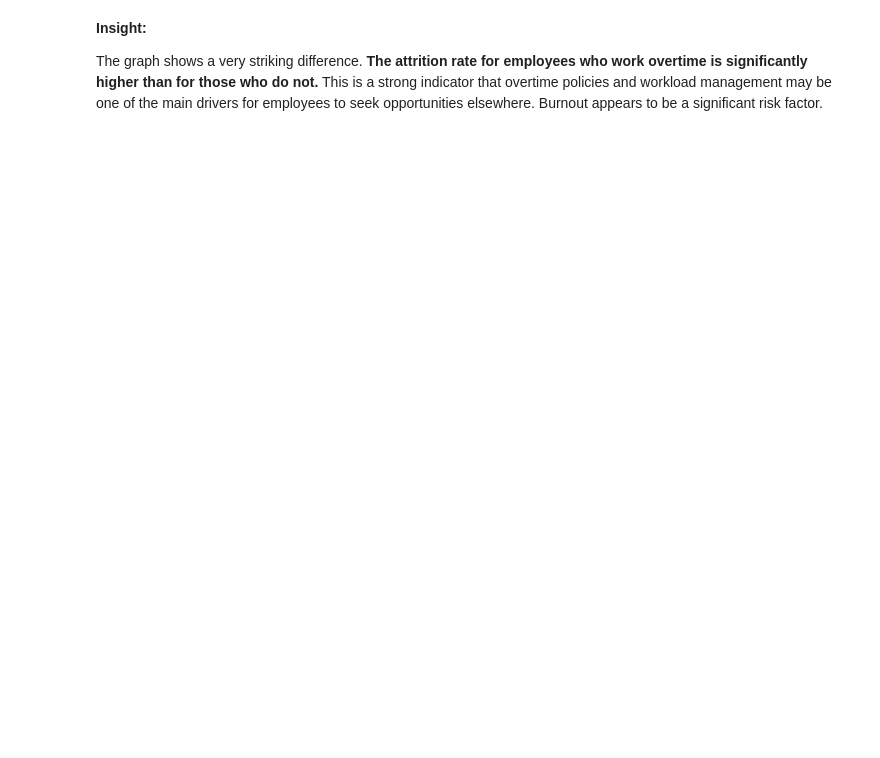
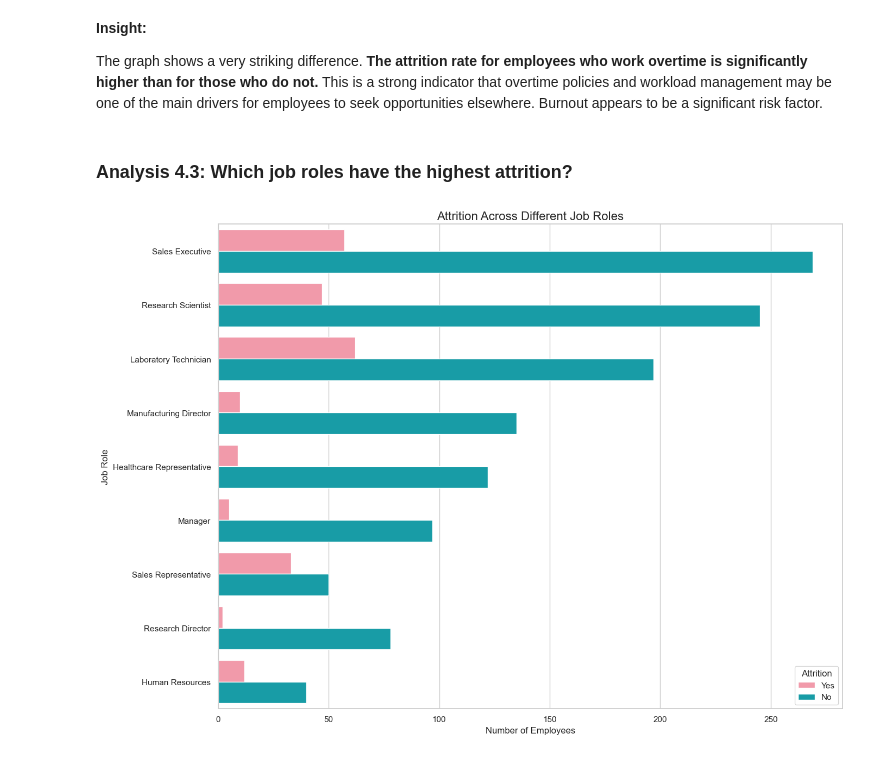
Before and after one commit to praditaw/hr-analytics-employee-attrition, a Jupyter notebook: hr_analytics_employee_attrition.ipynb, the cells around one changed output. Drawn from its saved outputs; the diff is of its cells as text; code cells hidden in the pictures; blank space fills up the shorter version.

```diff
--- a/hr_analytics_employee_attrition.ipynb
+++ b/hr_analytics_employee_attrition.ipynb
@@ -286,3 +287,19 @@ plt.show()
 **Insight:**
 
 The graph shows a very striking difference. **The attrition rate for employees who work overtime is significantly higher than for those who do not.** This is a strong indicator that overtime policies and workload management may be one of the main drivers for employees to seek opportunities elsewhere. Burnout appears to be a significant risk factor.
+# %% [markdown]
+### **Analysis 4.3: Which job roles have the highest attrition?**
+# %%
+# Create a count plot to visualize attrition across different job roles
+plt.figure(figsize=(14, 10))
+# Ordering by count makes the chart easier to read
+sns.countplot(data=df_cleaned, y='JobRole', hue='Attrition', order=df_cleaned['JobRole'].value_counts().index,
+              palette=['#FF8CA1', '#00B0BE'])
+plt.title('Attrition Across Different Job Roles', fontsize=16)
+plt.xlabel('Number of Employees')
+plt.ylabel('Job Role')
+plt.legend(title='Attrition')
+plt.tight_layout()
+plt.show()
+# %% [output]
+[figure, added]
```
Also changed, not shown: parts of 15 cells of this notebook, 1 other file.
